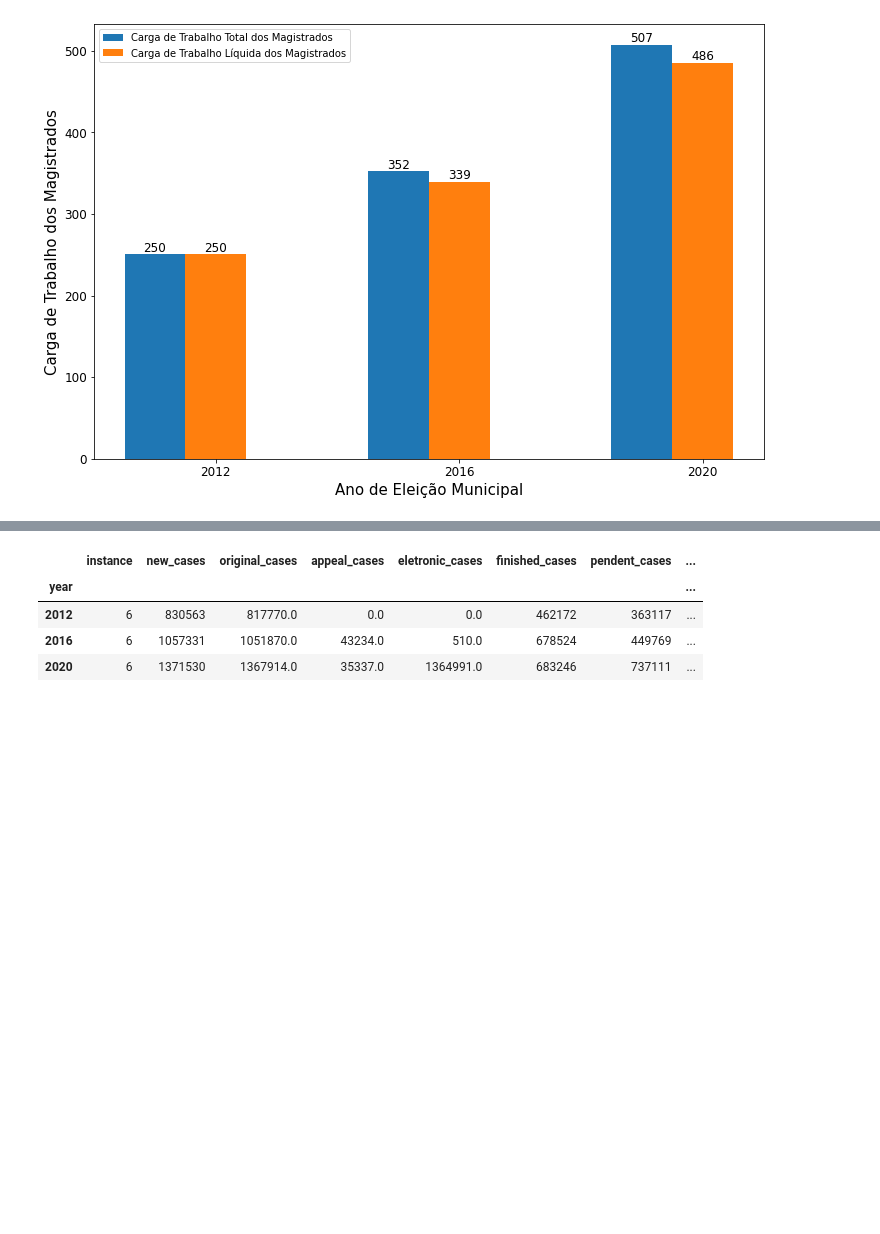
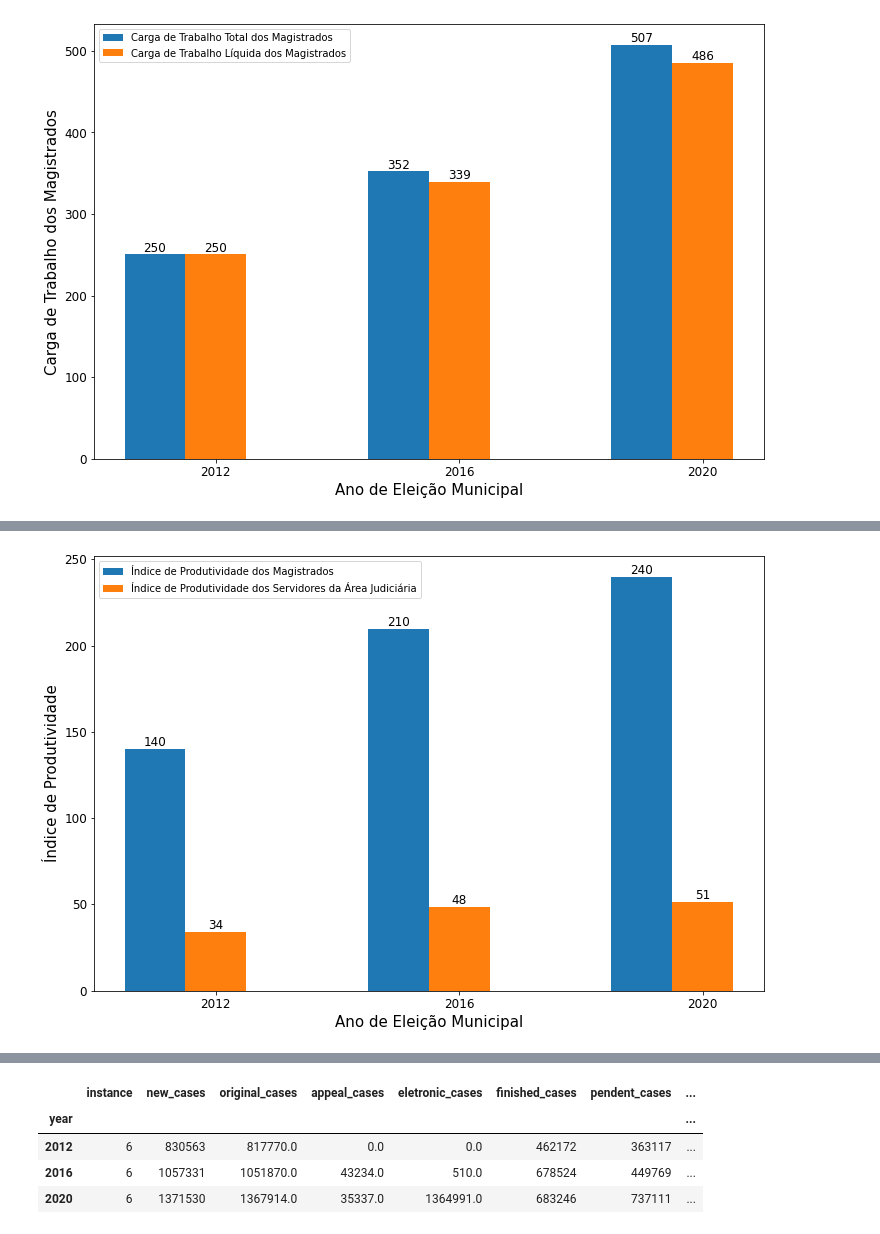
Before and after one commit to fabianumfalco/brazilian-electoral-justice-in-numbers, a Jupyter notebook: EDA_br_electoral_JusticeNumbers.ipynb, the cells around one changed output, grey strips where cells are left out. Saved outputs shown, nothing was run; the diff lists cells and outputs as text; code cells hidden in the pictures; blank space fills up the shorter version.

```diff
--- a/EDA_br_electoral_JusticeNumbers.ipynb
+++ b/EDA_br_electoral_JusticeNumbers.ipynb
@@ -440,0 +410,39 @@ plt.show()
+# %%
+fig,ax = plt.subplots(figsize =(12, 8))
+barWidth = 0.25
+
+# Set position of bar on X axis
+br1 = np.arange(len(municipal_election_JN_sum.index))
+br2 = [x + barWidth for x in br1]
+
+plt.bar(br1, municipal_election_JN_sum.IPM,width = barWidth, label='Índice de Produtividade dos Magistrados')
+plt.bar(br2, municipal_election_JN_sum.IPSJud,width = barWidth,label='Índice de Produtividade dos Servidores da Área Judiciária')
+
+plt.xticks([r + barWidth for r in range(len(municipal_election_JN_sum.index))],
+        ['2012', '2016', '2020'])
+
+
+# displays the data values in the graph
+ax.bar_label(ax.containers[0],labels=[f'{x:,.0f}'.replace(',','.') for x in ax.containers[0].datavalues],
+                size=12)
+ax.bar_label(ax.containers[1],labels=[f'{x:,.0f}'.replace(',','.') for x in ax.containers[1].datavalues],
+                size=12)
+
+# Setting the x-acis label and its size
+plt.xlabel("Ano de Eleição Municipal", size=15)
+# changing the fontsize of xticks
+plt.xticks(fontsize=12)
+
+# Setting the y-axis label and its size
+plt.ylabel("Índice de Produtividade",size=15)
+# changing the fontsize of yticks
+plt.yticks(fontsize=12)
+
+# plt.legend(loc="best")
+plt.legend()
+
+plt.savefig("productivity_index_municipal_elections.jpg",transparent = False)
+
+plt.show()
+# %% [output]
+[figure, added]
```
Also changed, not shown: parts of 11 cells of this notebook, 6 other files.
